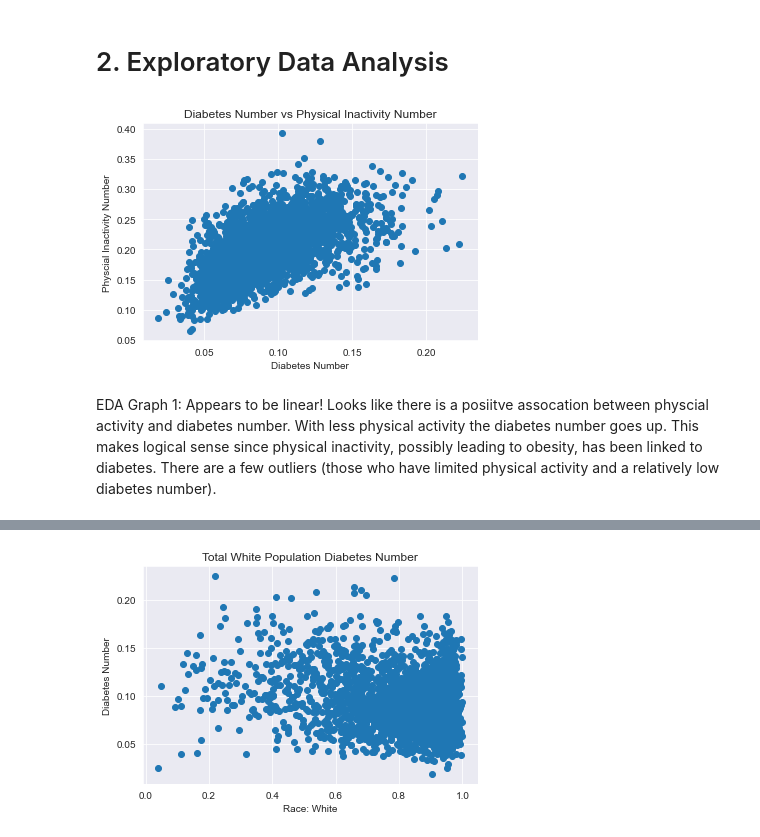
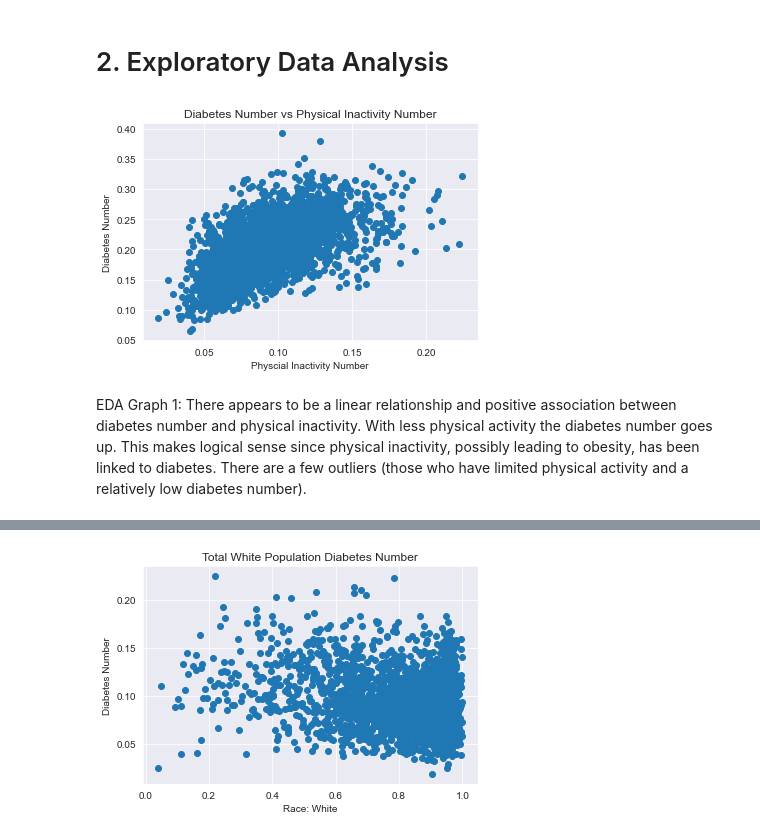
Before and after one commit to aramburoc/CSS_Project2_Group1, a Jupyter notebook: Project 2 Students.ipynb, the cells around one changed output, grey strips where cells are left out. Cells and saved outputs as stored; diff of their text form; code cells hidden in the pictures.

```diff
--- a/Project 2 Students.ipynb
+++ b/Project 2 Students.ipynb
@@ -229,12 +221,14 @@ diabetes = diabetes.drop(columns= duplicateColumnNames)
 # %%
 #EDA Graph 1
 ## NE: NOT SURE BUT I THINK DIABETES NUMBER SHOULD BE THE Y LABEL - SINCE THAT'S WHAT WE ARE PREDICTING??
+## MK: yes-> made changes to the code
+
 plt.scatter(diabetes['Diabetes_Number'], diabetes["Physical_Inactivity_Number"])
 plt.title("Diabetes Number vs Physical Inactivity Number")
-plt.xlabel("Diabetes Number")
-plt.ylabel("Physcial Inactivity Number")
+plt.xlabel("Physcial Inactivity Number")
+plt.ylabel("Diabetes Number")
 plt.show()
 # %% [output]
-[figure, old version]
+[figure, new version]
 # %% [markdown]
-EDA Graph 1: Appears to be linear! Looks like there is a posiitve assocation between physcial activity and diabetes number. With less physical activity the diabetes number goes up. This makes logical sense since physical inactivity, possibly leading to obesity, has been linked to diabetes. There are a few outliers (those who have limited physical activity and a relatively low diabetes number).
+EDA Graph 1: There appears to be a linear relationship and positive association between diabetes number and physical inactivity. With less physical activity the diabetes number goes up. This makes logical sense since physical inactivity, possibly leading to obesity, has been linked to diabetes. There are a few outliers (those who have limited physical activity and a relatively low diabetes number).
```
Also changed, not shown: parts of 29 cells of this notebook.
